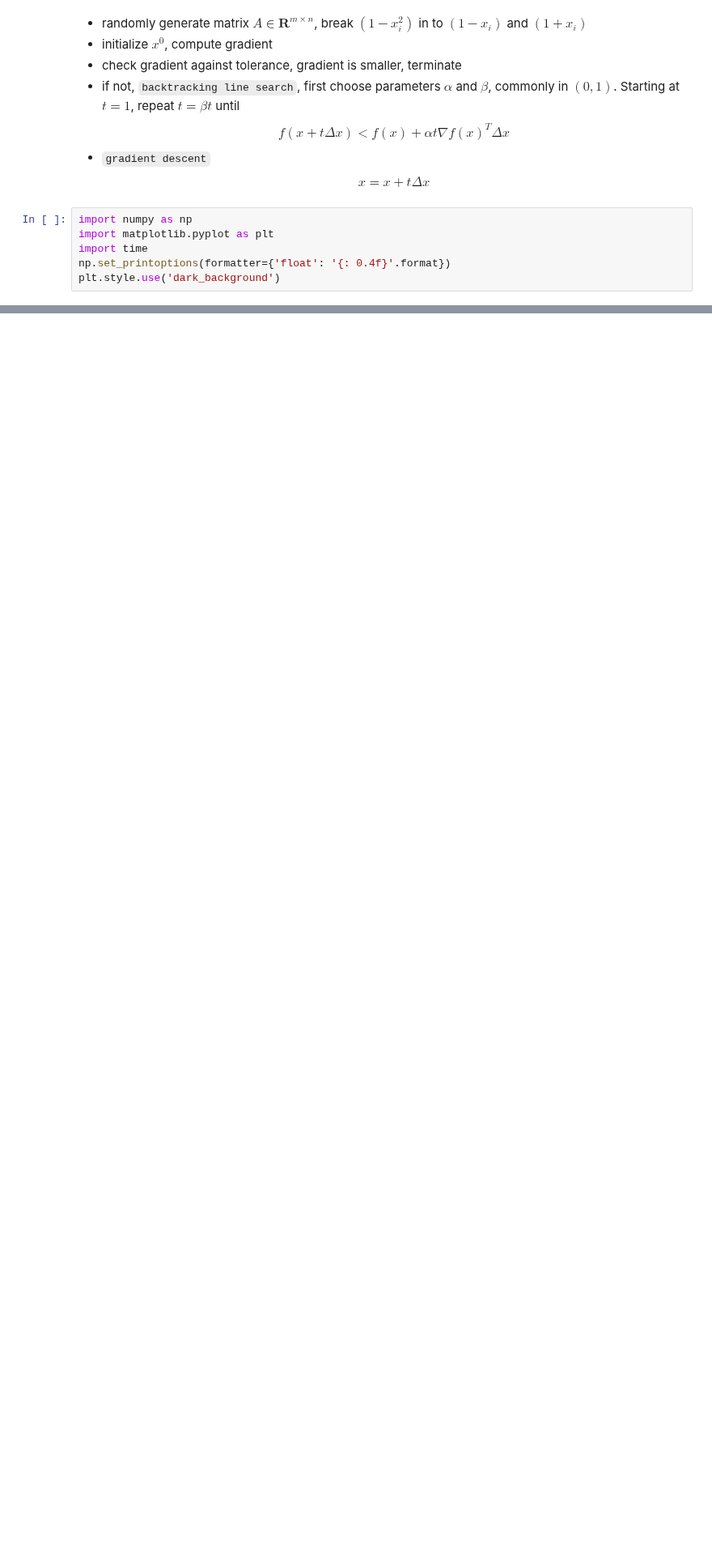
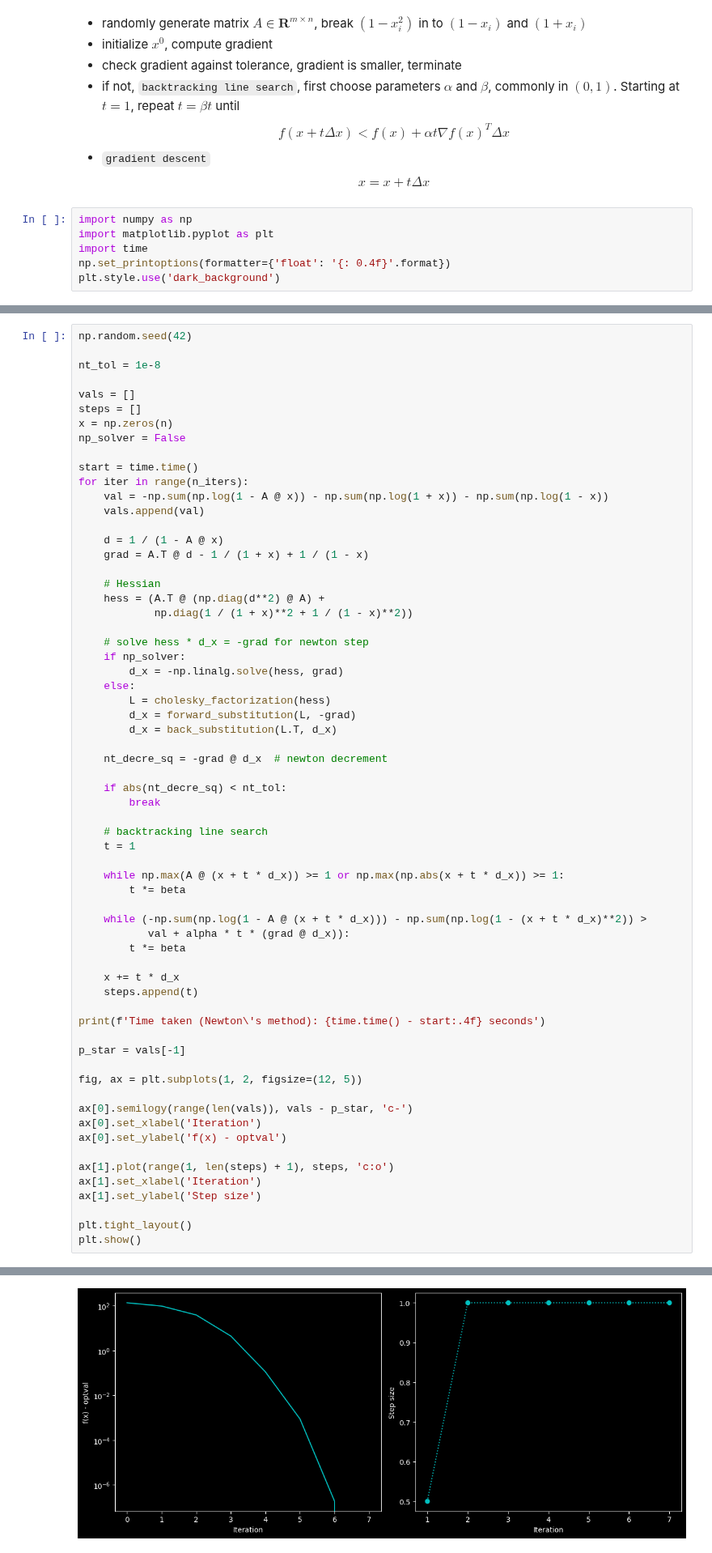
Before and after one commit to heyjianjing/convex_optimization, a Jupyter notebook: cvx_07_gradient_descent_Newton_method.ipynb, the cells around one changed output, grey strips where cells are left out. Shown at 81% size. Cells and saved outputs as stored; diff of their text form; blank space fills up the shorter version.

Commit message:
add newton's method to example

```diff
--- a/cvx_07_gradient_descent_Newton_method.ipynb
+++ b/cvx_07_gradient_descent_Newton_method.ipynb
@@ -773,0 +816,65 @@ Time taken (gradient descent): 1.021576166152954 seconds
+# %%
+np.random.seed(42)
+
+nt_tol = 1e-8
+
+vals = []
+steps = []
+x = np.zeros(n)
+np_solver = False
+
+start = time.time()
+for iter in range(n_iters):
+    val = -np.sum(np.log(1 - A @ x)) - np.sum(np.log(1 + x)) - np.sum(np.log(1 - x))
+    vals.append(val)
+
+    d = 1 / (1 - A @ x)
+    grad = A.T @ d - 1 / (1 + x) + 1 / (1 - x)
+
+    # Hessian
+    hess = (A.T @ (np.diag(d**2) @ A) +
+            np.diag(1 / (1 + x)**2 + 1 / (1 - x)**2))
+
+    # solve hess * d_x = -grad for newton step
+    if np_solver:
+        d_x = -np.linalg.solve(hess, grad)
+    else:
+        L = cholesky_factorization(hess)
+        d_x = forward_substitution(L, -grad)
+        d_x = back_substitution(L.T, d_x)
+
+    nt_decre_sq = -grad @ d_x  # newton decrement
+
+    if abs(nt_decre_sq) < nt_tol:
+        break
+
+    # backtracking line search
+    t = 1
+
+    while np.max(A @ (x + t * d_x)) >= 1 or np.max(np.abs(x + t * d_x)) >= 1:
+        t *= beta
+
+    while (-np.sum(np.log(1 - A @ (x + t * d_x))) - np.sum(np.log(1 - (x + t * d_x)**2)) >
+           val + alpha * t * (grad @ d_x)):
+        t *= beta
+
+    x += t * d_x
+    steps.append(t)
+
+print(f'Time taken (Newton\'s method): {time.time() - start:.4f} seconds')
+
+p_star = vals[-1]
+
+fig, ax = plt.subplots(1, 2, figsize=(12, 5))
+
+ax[0].semilogy(range(len(vals)), vals - p_star, 'c-')
+ax[0].set_xlabel('Iteration')
+ax[0].set_ylabel('f(x) - optval')
+
+ax[1].plot(range(1, len(steps) + 1), steps, 'c:o')
+ax[1].set_xlabel('Iteration')
+ax[1].set_ylabel('Step size')
+
+plt.tight_layout()
+plt.show()
+# %% [output]
@@ -773,0 +882 @@ Time taken (gradient descent): 1.021576166152954 seconds
+[figure, added]
```
Also changed, not shown: parts of 5 cells of this notebook.
